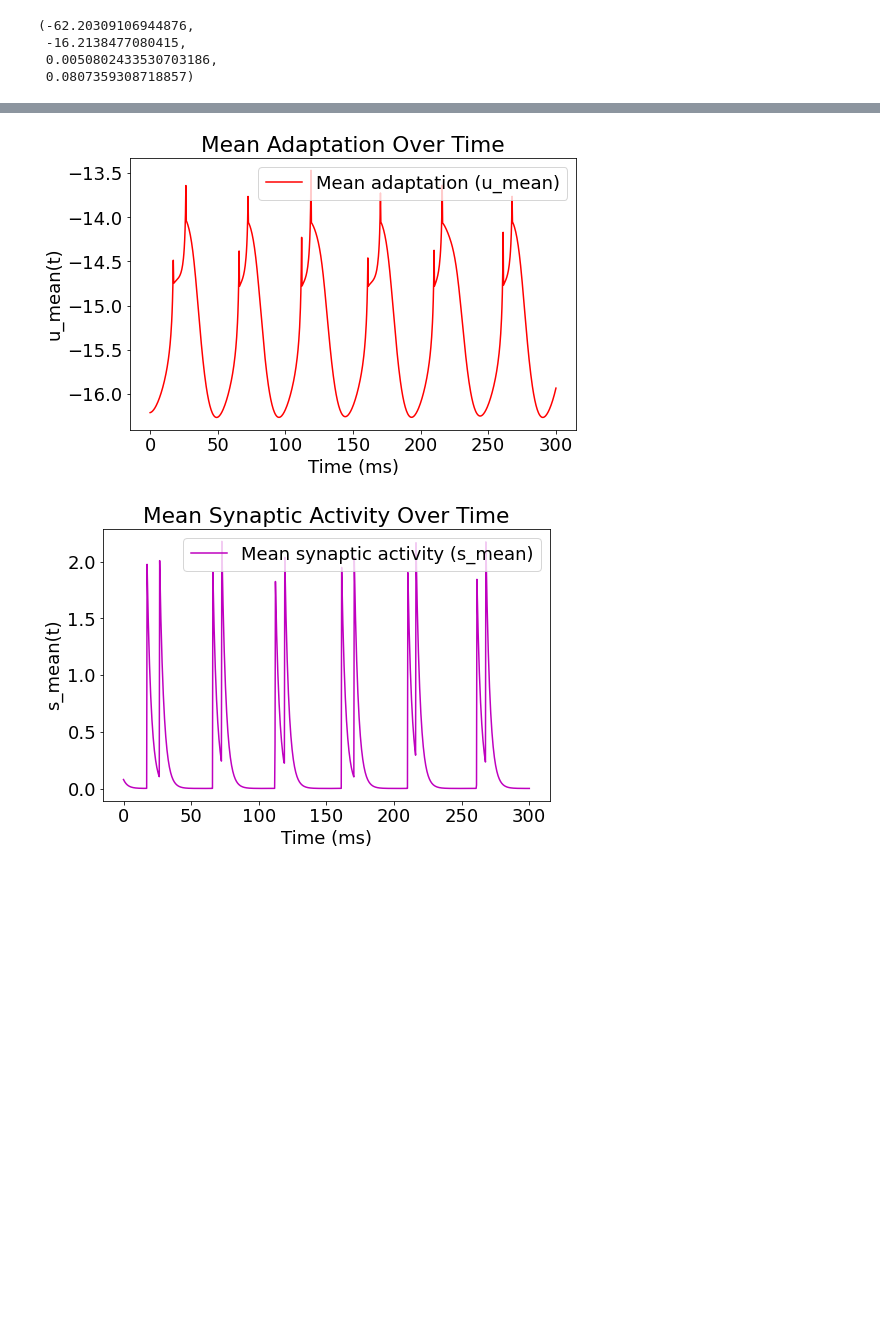
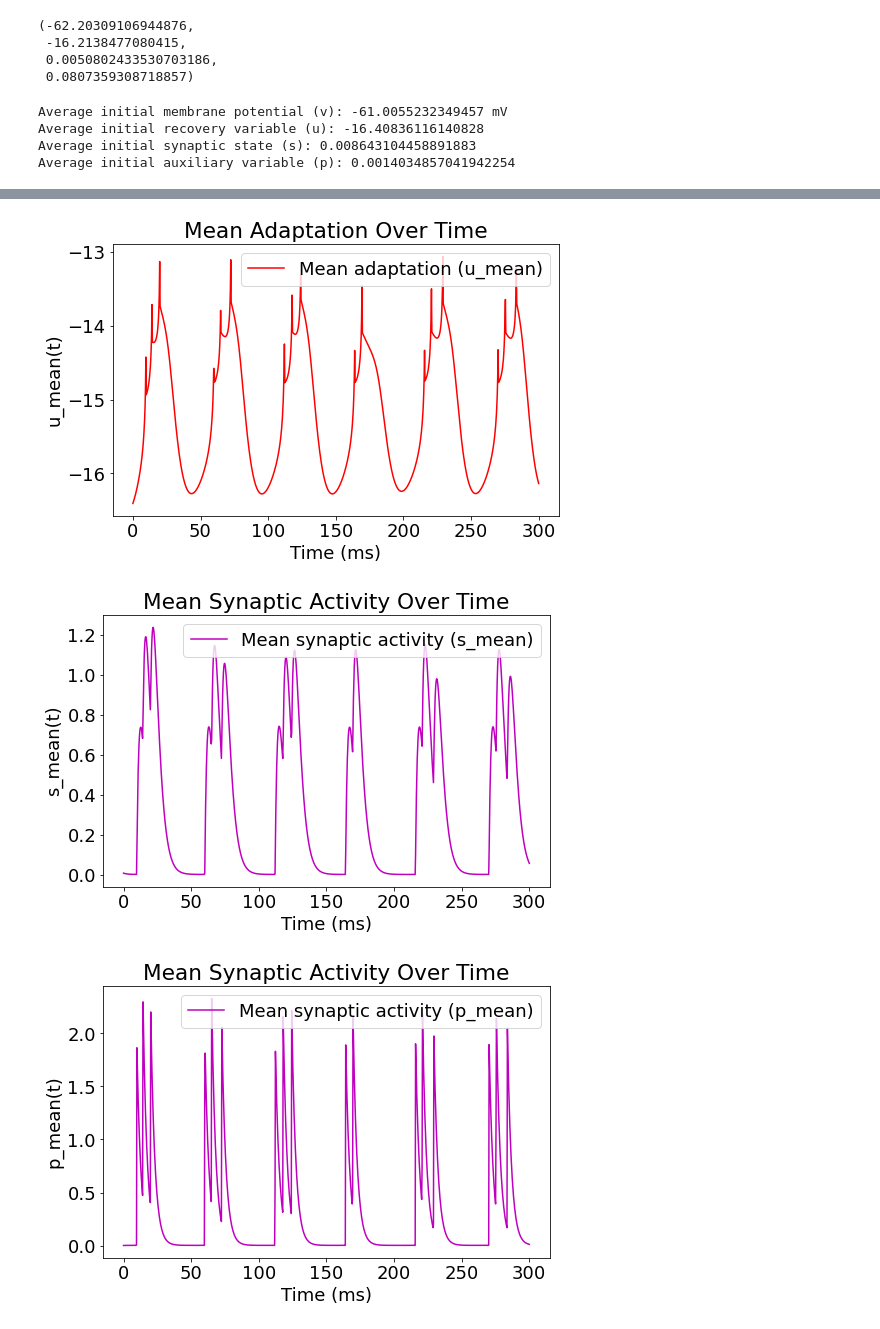
Before and after one commit to davidkelly2002/Final-Year-Project, a Jupyter notebook: Mean Field Reduction.ipynb, the cells around one changed output, grey strips where cells are left out. Saved outputs shown, nothing was run; the diff lists cells and outputs as text; code cells hidden in the pictures; blank space fills up the shorter version.

```diff
--- a/Mean Field Reduction.ipynb
+++ b/Mean Field Reduction.ipynb
@@ -206,26 +395,48 @@ average_v, average_u, average_J, p_mean
  -16.2138477080415,
  0.0050802433530703186,
  0.0807359308718857)
+# %%
+avg_v_init = np.mean(v_init)
+avg_u_init = np.mean(u_init)
+avg_s_init = np.mean(s_init)
+avg_p_init = np.mean(p_init)
+avg_J = np.mean(J)
+
+# Print the results
+print(f"Average initial membrane potential (v): {avg_v_init} ")
+print(f"Average initial recovery variable (u): {avg_u_init}")
+print(f"Average initial synaptic state (s): {avg_s_init}")
+print(f"Average initial auxiliary variable (p): {avg_p_init}")
+print(f"Avergae Noise (J): {avg_J}")
+# %% [output]
+Average initial membrane potential (v): -61.0055232349457 mV
+Average initial recovery variable (u): -16.40836116140828
+Average initial synaptic state (s): 0.008643104458891883
+Average initial auxiliary variable (p): 0.0014034857041942254
 # %%
+#  dsdt = -s / tauS + p / tauS
+#  dpdt = -p / tauS
+
 # Define mean-field equations for the Izhikevich resonator network
 def mean_field_model(t, y, params):
-    r, v_mean, u_mean, p_mean = y  # Unpack state variables
+    r, v_mean, u_mean, s_mean, p_mean = y  # Unpack state variables
 
     # Unpack parameters
     Delta_J, alpha, g_syn, E_syn, I_ext, tau_s, a, b, d, p_jump = params
 
     # Mean-field equations
-    dr_dt = (Delta_J / np.pi) + 2 * r * v_mean - (alpha + g_syn * p_mean) * r
-    dv_mean_dt = (0.04 * v_mean**2 + 5 * v_mean + 140 - u_mean + I_ext) - (v_mean - E_syn) * g_syn * p_mean - np.pi**2 * r**2
+    dr_dt = (Delta_J / np.pi) + 2 * r * v_mean - (alpha + g_syn * s_mean) * r
+    dv_mean_dt = 0.04*v_mean**2 + 5 * v_mean  - u_mean + 140 + I_ext - (v_mean - E_syn) * g_syn * s_mean - np.pi**2 *r**2
     du_mean_dt = a * (b * v_mean - u_mean) + d * r
+    ds_mean_dt = -s_mean / tau_s + p_mean / tau_s
     dp_mean_dt = -p_mean / tau_s + p_jump * r
-    return [dr_dt, dv_mean_dt, du_mean_dt, dp_mean_dt]
+    return [dr_dt, dv_mean_dt, du_mean_dt, ds_mean_dt, dp_mean_dt]
 
 # Define parameters based on provided values
 params = [
     0.1,    # Delta_J: Spread of external input current (J variance)
-    1.0,     # alpha: Excitability parameter
-    0.03,    # g_syn: Synaptic coupling strength
+    5,     # alpha: Excitability parameter
+    0.0039596666666666663,    # g_syn: Synaptic coupling strength
     -70.0,   # E_syn: Synaptic reversal potential
     0.33,    # I_ext: External drive
     3.043,   # tau_s: Synaptic decay time
@@ -236,7 +447,8 @@ params = [
 ]
 
 # Initial conditions
-y0 = [0., -62.20309106944876, -16.2138477080415, 0.0807359308718857]  # Adding J_mean as an additional variable
+# y0 = [r_init, v_init_avg, u_init_avg, s_init_avg, p_init_avg]
+y0 = [0, -61.0055232349457, -16.40836116140828, 0.008643104458891883, 0.0014034857041942254]
 
 # Time span for simulation
 t_span = (0, 300)
@@ -247,7 +459,7 @@ sol = solve_ivp(mean_field_model, t_span, y0, args=(params,), t_eval=t_eval, met
 
 # Extract solutions
 t_vals = sol.t
-r_vals, v_mean_vals, u_mean_vals, p_mean_vals = sol.y
+r_vals, v_mean_vals, u_mean_vals, s_mean_vals, p_mean_vals= sol.y
 
 # Plot Population firing rate (r)
 plt.figure(figsize=(8, 5))
@@ -278,10 +490,19 @@ plt.show()
 
 # Plot Mean synaptic activity (s_mean)
 plt.figure(figsize=(8, 5))
-plt.plot(t_vals, p_mean_vals, label="Mean synaptic activity (s_mean)", color='m')
+plt.plot(t_vals, s_mean_vals, label="Mean synaptic activity (s_mean)", color='m')
 plt.xlabel("Time (ms)")
 plt.ylabel("s_mean(t)")
 plt.title("Mean Synaptic Activity Over Time")
 plt.legend()
 plt.show()
+
+# Plot Mean synaptic activity (s_mean)
+plt.figure(figsize=(8, 5))
+plt.plot(t_vals, p_mean_vals, label="Mean synaptic activity (p_mean)", color='m')
+plt.xlabel("Time (ms)")
+plt.ylabel("p_mean(t)")
+plt.title("Mean Synaptic Activity Over Time")
+plt.legend()
+plt.show()
 # %% [output]
@@ -290,2 +511,3 @@ plt.show()
-[figure, old version]
+[figure, new version]
-[figure, old version]
+[figure, new version]
+[figure, added]
```
Also changed, not shown: parts of 6 cells of this notebook, 1 other file.
